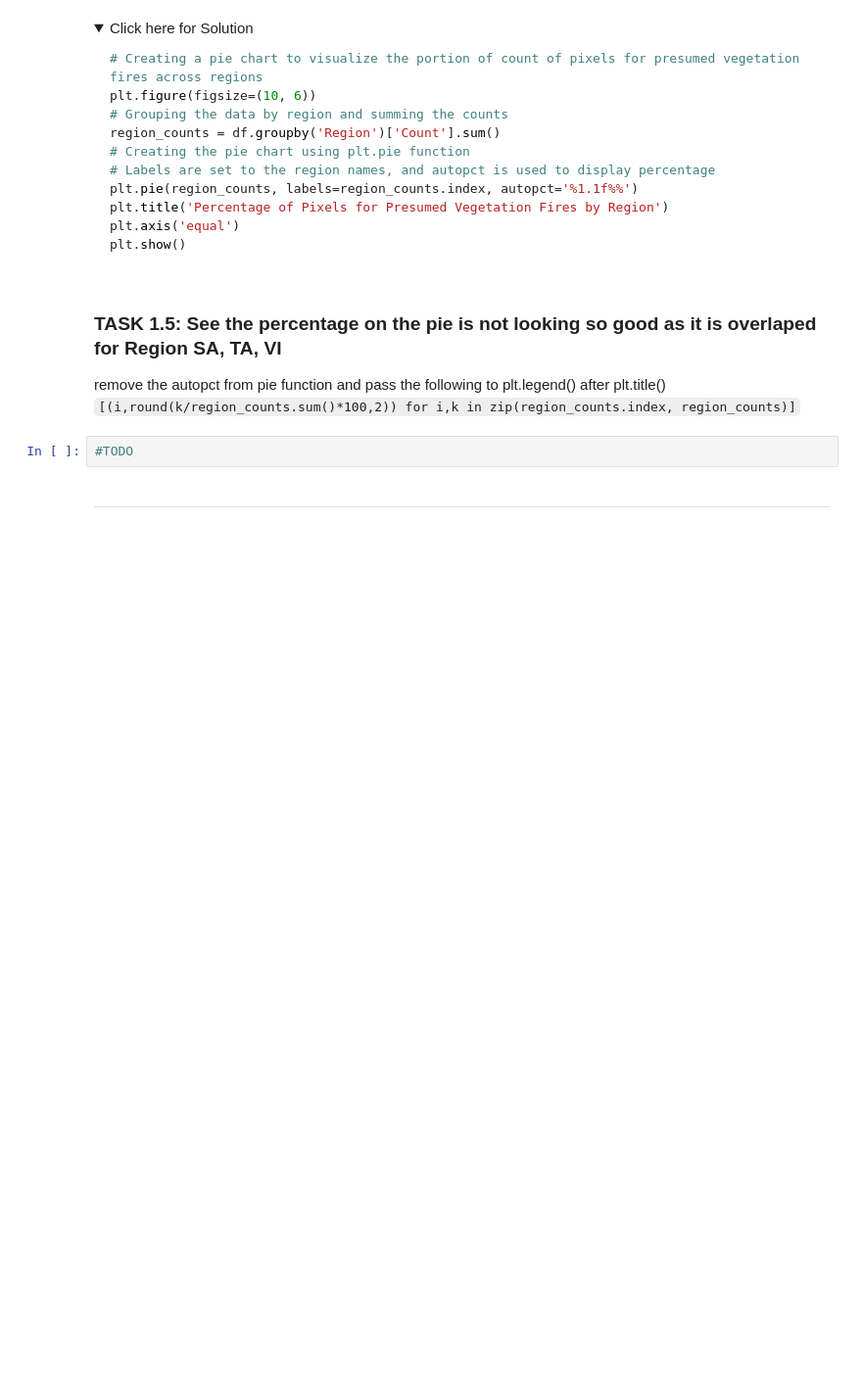
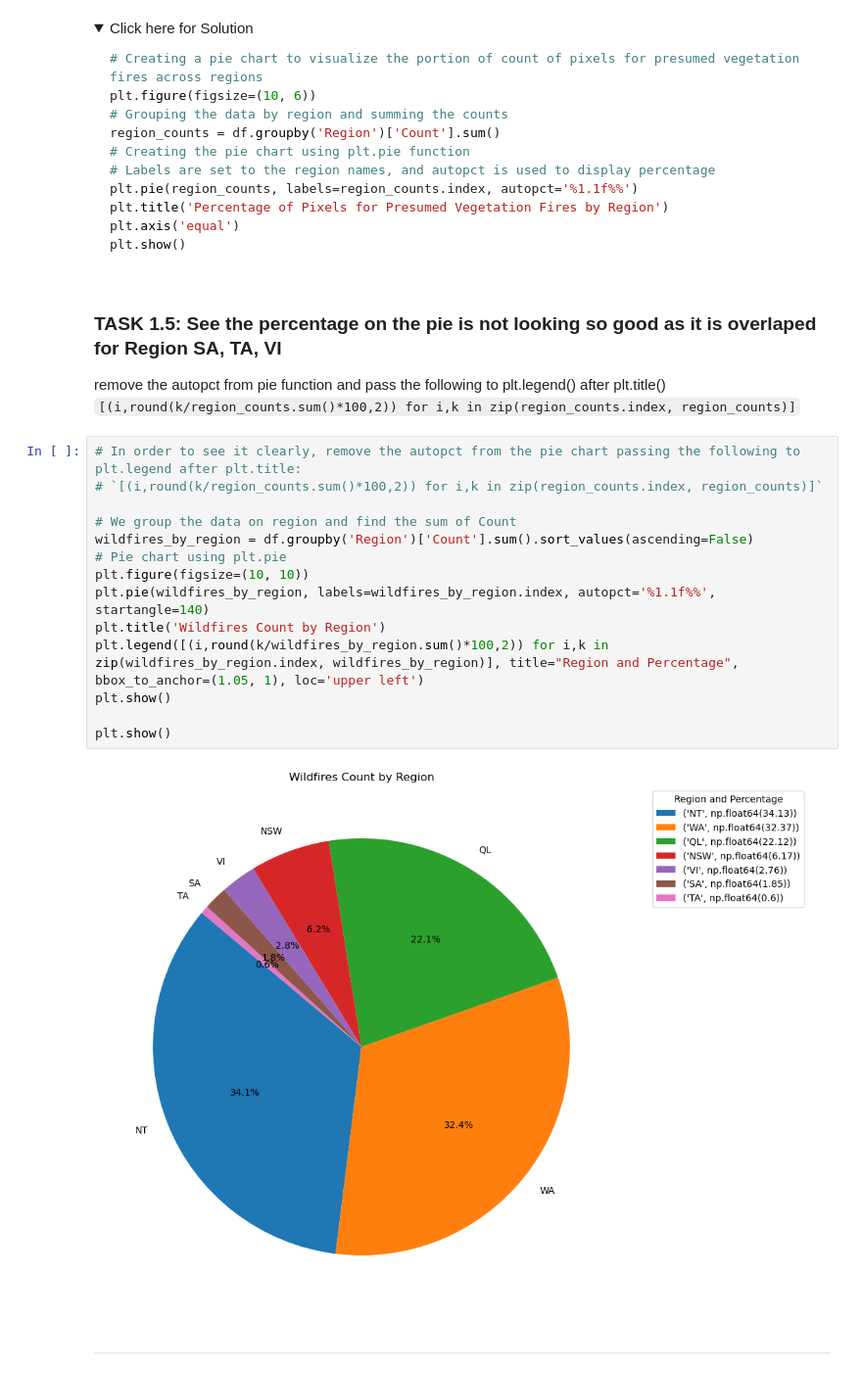
Before and after one commit to fps1001/Data-Visualization-with-Python, a Jupyter notebook: M4 - Dashboards/Practice_Assignment_Part1.jupyterlite.ipynb, the cells around one changed output. Shown at 98% size. Drawn from its saved outputs; the diff is of its cells as text; folded sections open; blank space fills up the shorter version.

```diff
--- a/M4 - Dashboards/Practice_Assignment_Part1.jupyterlite.ipynb
+++ b/M4 - Dashboards/Practice_Assignment_Part1.jupyterlite.ipynb
@@ -338,7 +377,21 @@ plt.show()
 remove the autopct from pie function and pass the following to plt.legend() after plt.title() <br>
 `[(i,round(k/region_counts.sum()*100,2)) for i,k in zip(region_counts.index, region_counts)]`
 # %%
-#TODO
+# In order to see it clearly, remove the autopct from the pie chart passing the following to plt.legend after plt.title:
+# `[(i,round(k/region_counts.sum()*100,2)) for i,k in zip(region_counts.index, region_counts)]`
+
+# We group the data on region and find the sum of Count
+wildfires_by_region = df.groupby('Region')['Count'].sum().sort_values(ascending=False)
+# Pie chart using plt.pie
+plt.figure(figsize=(10, 10))
+plt.pie(wildfires_by_region, labels=wildfires_by_region.index, autopct='%1.1f%%', startangle=140)
+plt.title('Wildfires Count by Region')
+plt.legend([(i,round(k/wildfires_by_region.sum()*100,2)) for i,k in zip(wildfires_by_region.index, wildfires_by_region)], title="Region and Percentage", bbox_to_anchor=(1.05, 1), loc='upper left')
+plt.show()
+
+plt.show()
+# %% [output]
+[figure, added]
 # %% [markdown]
 ---
 # %% [markdown]
```
Also changed, not shown: parts of 10 cells of this notebook.
